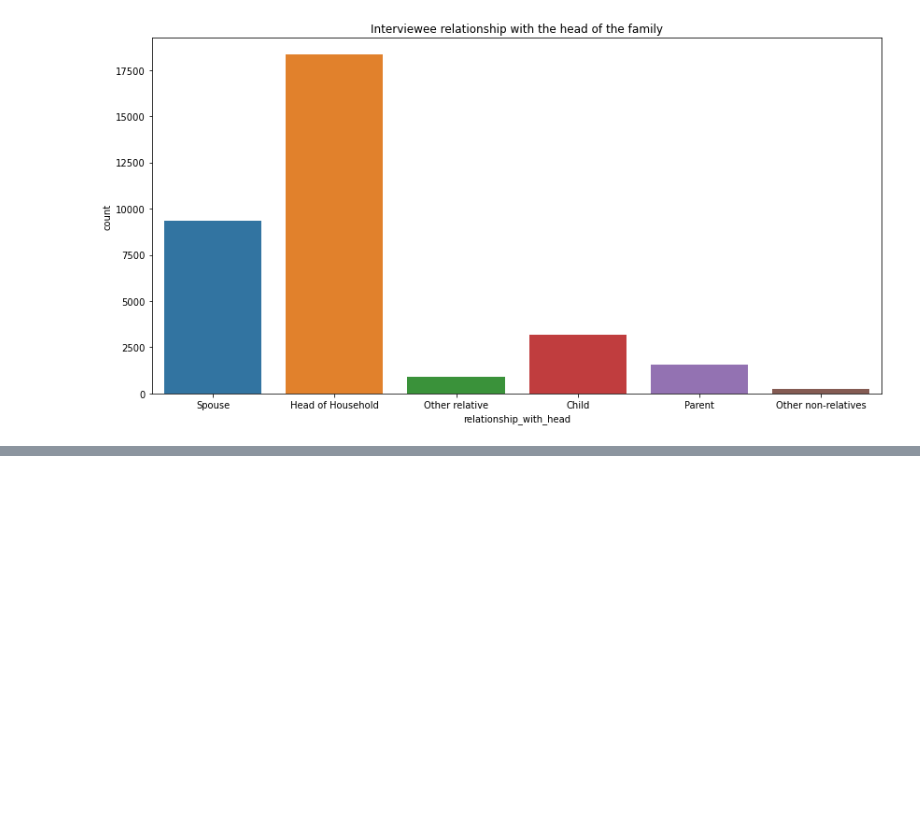
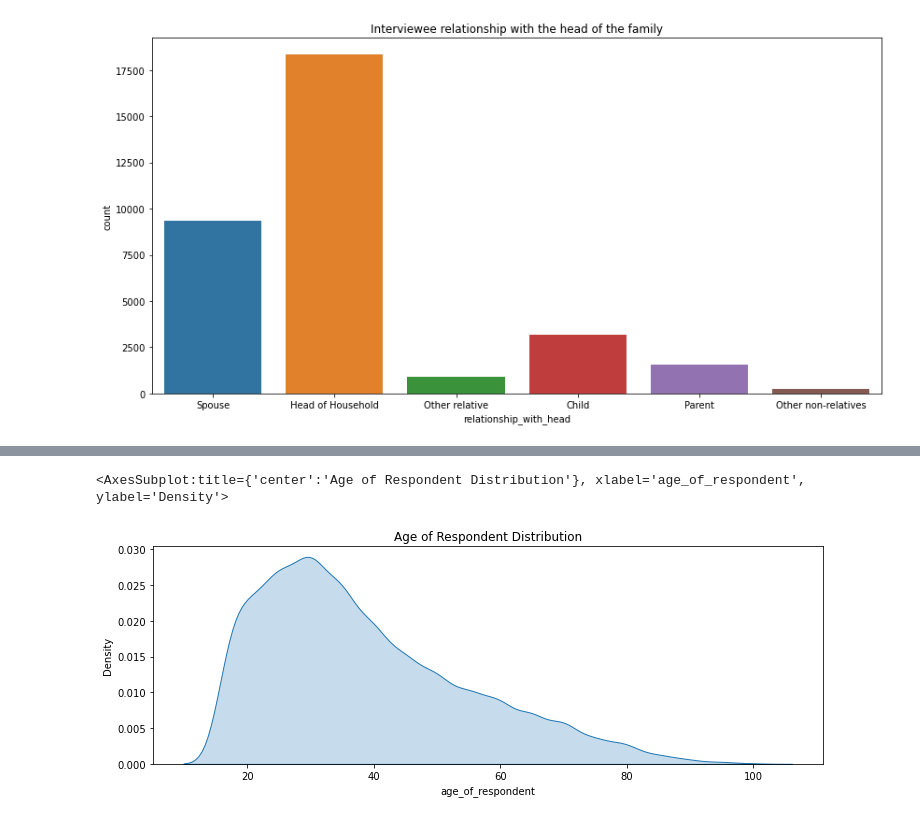
Before and after one commit to stevejj4/Financial-Inclusion-In-Afrika, a Jupyter notebook: processing.ipynb, the cells around one changed output, grey strips where cells are left out. Cells and saved outputs as stored; diff of their text form; code cells hidden in the pictures; blank space fills up the shorter version.

```diff
--- a/processing.ipynb
+++ b/processing.ipynb
@@ -233,0 +304,8 @@ sns.countplot(data=datasets, x='relationship_with_head')
+# %%
+# Review on age of the respondent
+plt.figure(figsize=(12,4))
+plt.title('Age of Respondent Distribution')
+sns.kdeplot(data=datasets['age_of_respondent'], shade= True)
+# %% [output]
+<AxesSubplot:title={'center':'Age of Respondent Distribution'}, xlabel='age_of_respondent', ylabel='Density'>
+[figure, added]
```
Also changed, not shown: parts of 11 cells of this notebook.
